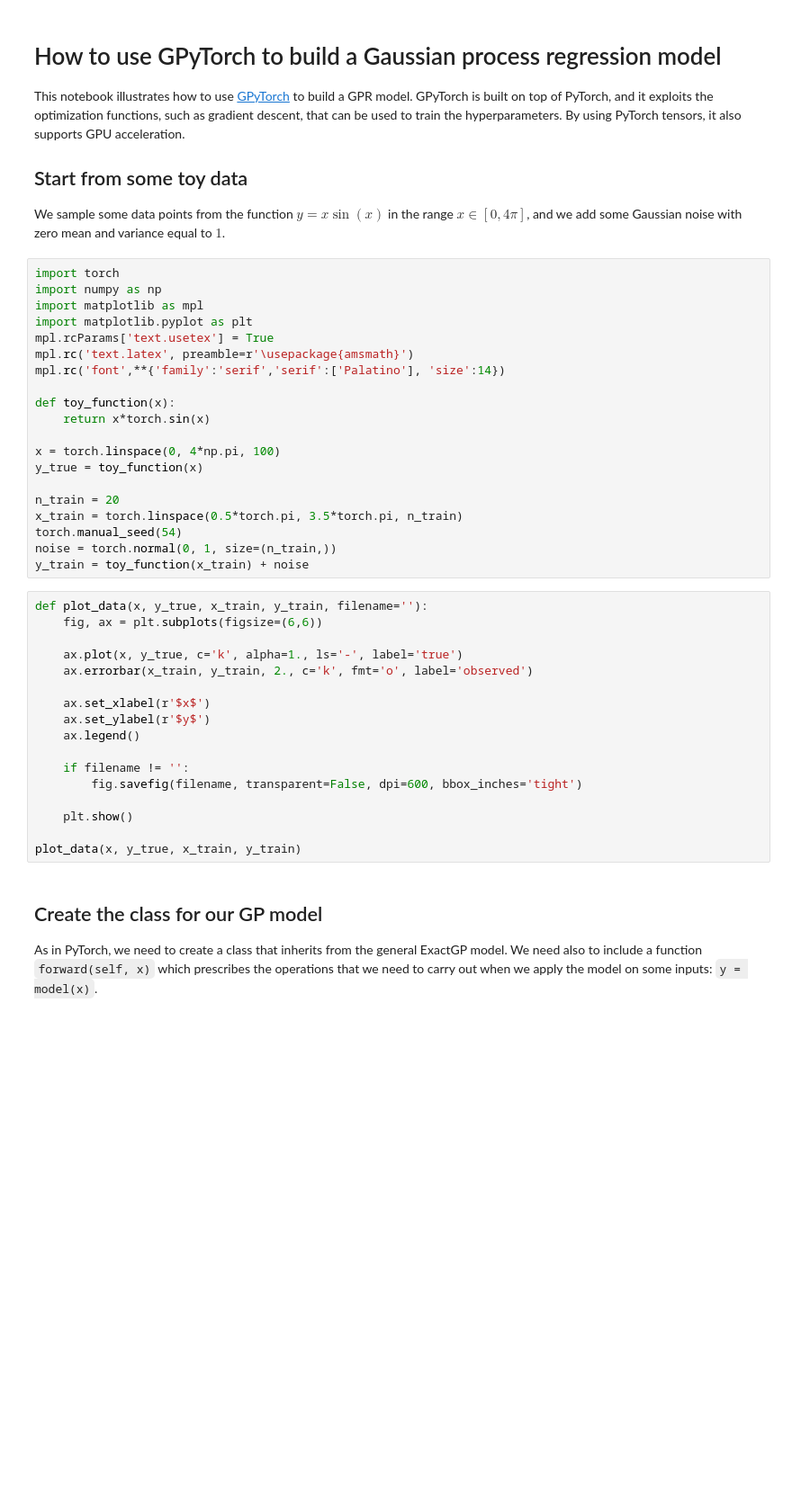
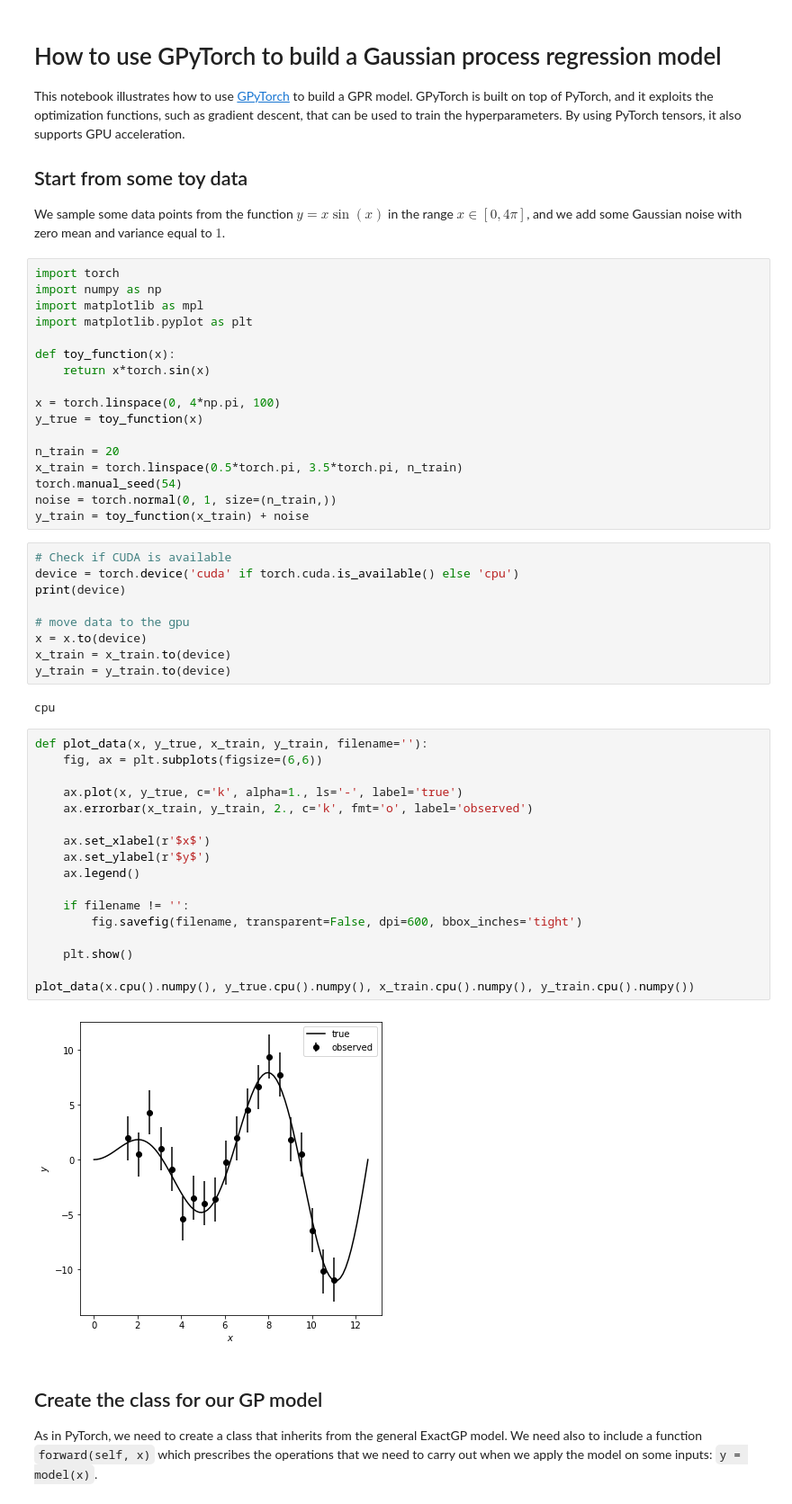
Before and after one commit to burn-research/data-driven-engineering-course2025, a Jupyter notebook: Bayesian_statistics/gpr_example.ipynb, the cells around one changed output. Shown at 90% size. Drawn from its saved outputs; the diff is of its cells as text; blank space fills up the shorter version.

```diff
--- a/Bayesian_statistics/gpr_example.ipynb
+++ b/Bayesian_statistics/gpr_example.ipynb
@@ -11,9 +11,6 @@ import torch
 import numpy as np
 import matplotlib as mpl
 import matplotlib.pyplot as plt
-mpl.rcParams['text.usetex'] = True
-mpl.rc('text.latex', preamble=r'\usepackage{amsmath}')
-mpl.rc('font',**{'family':'serif','serif':['Palatino'], 'size':14})
 
 def toy_function(x):
     return x*torch.sin(x)
@@ -26,23 +23,36 @@ x_train = torch.linspace(0.5*torch.pi, 3.5*torch.pi, n_train)
 torch.manual_seed(54)
 noise = torch.normal(0, 1, size=(n_train,))
 y_train = toy_function(x_train) + noise
+# %%
+# Check if CUDA is available
+device = torch.device('cuda' if torch.cuda.is_available() else 'cpu')
+print(device)
+
+# move data to the gpu
+x = x.to(device)
+x_train = x_train.to(device)
+y_train = y_train.to(device)
+# %% [output]
+cpu
 # %%
 def plot_data(x, y_true, x_train, y_train, filename=''):
     fig, ax = plt.subplots(figsize=(6,6))
 
     ax.plot(x, y_true, c='k', alpha=1., ls='-', label='true')
     ax.errorbar(x_train, y_train, 2., c='k', fmt='o', label='observed')
 
     ax.set_xlabel(r'$x$')
     ax.set_ylabel(r'$y$')
     ax.legend()
 
     if filename != '':
         fig.savefig(filename, transparent=False, dpi=600, bbox_inches='tight')
 
     plt.show()
 
-plot_data(x, y_true, x_train, y_train)
+plot_data(x.cpu().numpy(), y_true.cpu().numpy(), x_train.cpu().numpy(), y_train.cpu().numpy())
+# %% [output]
+[figure, added]
 # %% [markdown]
 ## Create the class for our GP model
 
```
Also changed, not shown: parts of 7 cells of this notebook.
